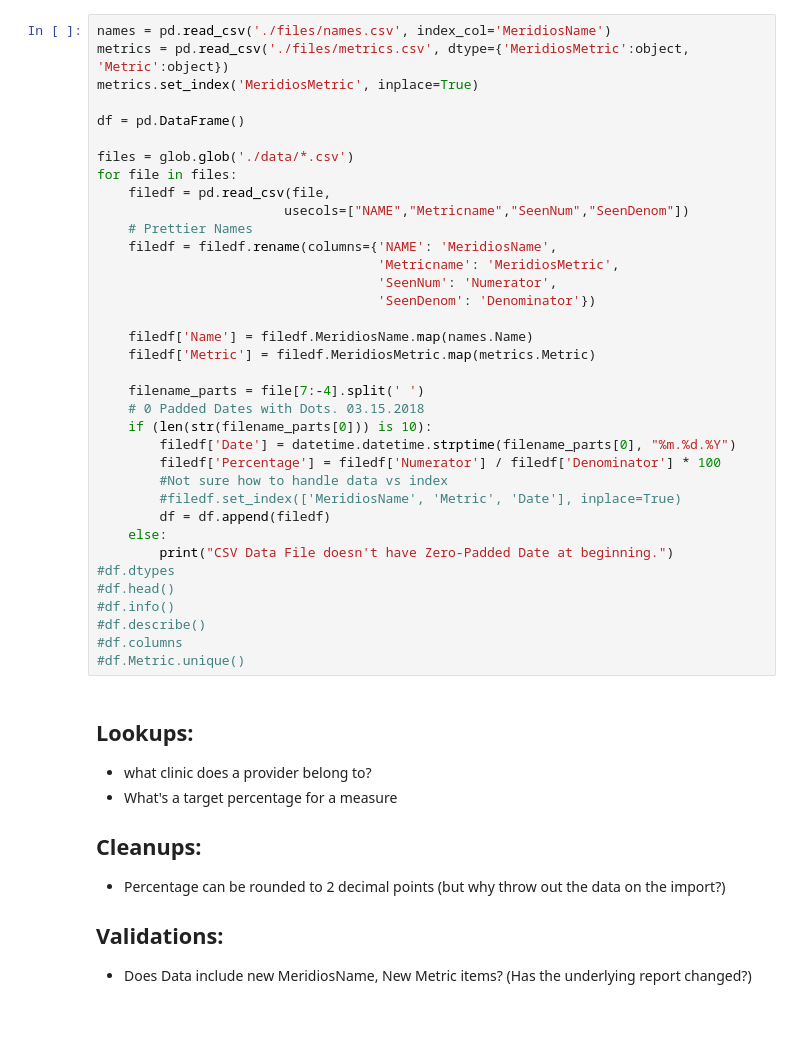
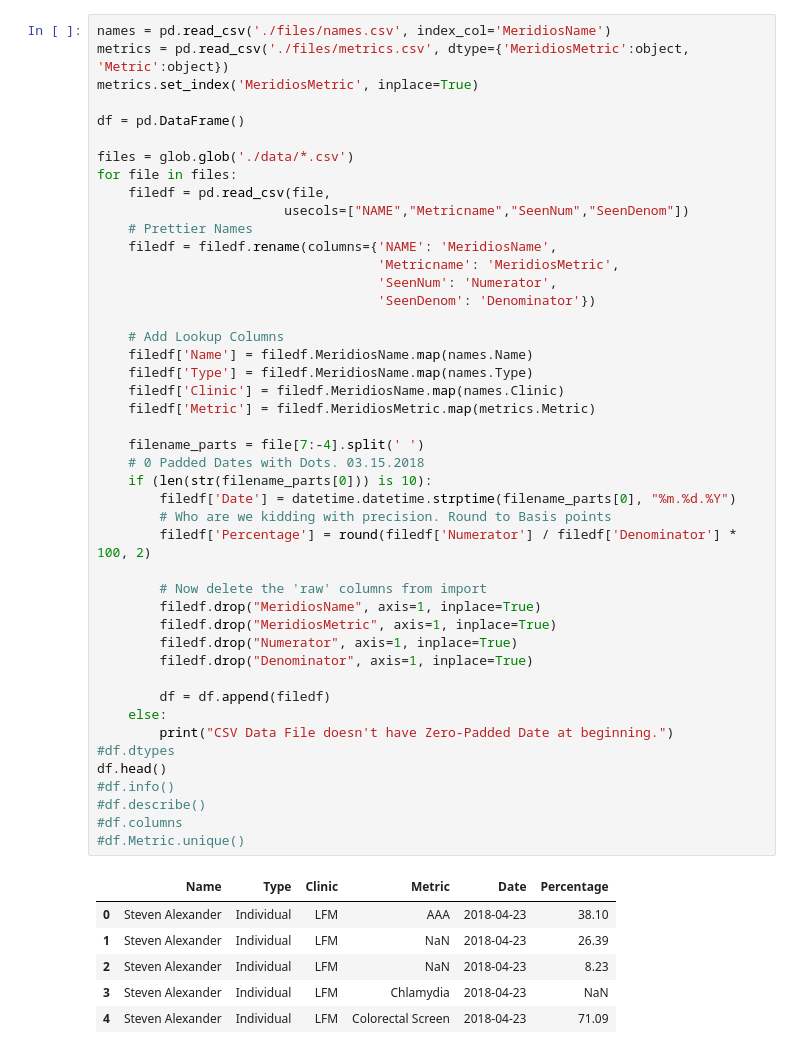
Before and after one commit to crystelsherlock/quality-data, a Jupyter notebook: quality-data.ipynb, the cells around one changed output. Drawn from its saved outputs; the diff is of its cells as text; blank space fills up the shorter version.

```diff
--- a/quality-data.ipynb
+++ b/quality-data.ipynb
@@ -26,48 +26,50 @@ names = pd.read_csv('./files/names.csv', index_col='MeridiosName')
 metrics = pd.read_csv('./files/metrics.csv', dtype={'MeridiosMetric':object, 'Metric':object})
 metrics.set_index('MeridiosMetric', inplace=True)
 
 df = pd.DataFrame()
 
 files = glob.glob('./data/*.csv')
 for file in files:
     filedf = pd.read_csv(file,
                         usecols=["NAME","Metricname","SeenNum","SeenDenom"])
     # Prettier Names
     filedf = filedf.rename(columns={'NAME': 'MeridiosName',
                                     'Metricname': 'MeridiosMetric',
                                     'SeenNum': 'Numerator',
                                     'SeenDenom': 'Denominator'})
 
+    # Add Lookup Columns
     filedf['Name'] = filedf.MeridiosName.map(names.Name)
+    filedf['Type'] = filedf.MeridiosName.map(names.Type)
+    filedf['Clinic'] = filedf.MeridiosName.map(names.Clinic)
     filedf['Metric'] = filedf.MeridiosMetric.map(metrics.Metric)
 
     filename_parts = file[7:-4].split(' ')
     # 0 Padded Dates with Dots. 03.15.2018
     if (len(str(filename_parts[0])) is 10):
         filedf['Date'] = datetime.datetime.strptime(filename_parts[0], "%m.%d.%Y")
-        filedf['Percentage'] = filedf['Numerator'] / filedf['Denominator'] * 100
-        #Not sure how to handle data vs index
-        #filedf.set_index(['MeridiosName', 'Metric', 'Date'], inplace=True)
+        # Who are we kidding with precision. Round to Basis points
+        filedf['Percentage'] = round(filedf['Numerator'] / filedf['Denominator'] * 100, 2)
+
+        # Now delete the 'raw' columns from import
+        filedf.drop("MeridiosName", axis=1, inplace=True)
+        filedf.drop("MeridiosMetric", axis=1, inplace=True)
+        filedf.drop("Numerator", axis=1, inplace=True)
+        filedf.drop("Denominator", axis=1, inplace=True)
+
         df = df.append(filedf)
     else:
         print("CSV Data File doesn't have Zero-Padded Date at beginning.")
 #df.dtypes
-#df.head()
+df.head()
 #df.info()
 #df.describe()
 #df.columns
 #df.Metric.unique()
+# %% [output]
+|  | Name | Type | Clinic | Metric | Date | Percentage |
+| 0 | Steven Alexander | Individual | LFM | AAA | 2018-04-23 | 38.10 |
+| 1 | Steven Alexander | Individual | LFM | NaN | 2018-04-23 | 26.39 |
+| 2 | Steven Alexander | Individual | LFM | NaN | 2018-04-23 | 8.23 |
+| 3 | Steven Alexander | Individual | LFM | Chlamydia | 2018-04-23 | NaN |
+| 4 | Steven Alexander | Individual | LFM | Colorectal Screen | 2018-04-23 | 71.09 |
-# %% [markdown]
-## Lookups:
-
-* what clinic does a provider belong to?
-* What's a target percentage for a measure
-
-## Cleanups:
-
-* Percentage can be rounded to 2 decimal points (but why throw out the data on the import?)
-
-
-## Validations:
-
-* Does Data include new MeridiosName, New Metric items? (Has the underlying report changed?)
```
Also changed, not shown: parts of 9 cells of this notebook, 10 other files.
